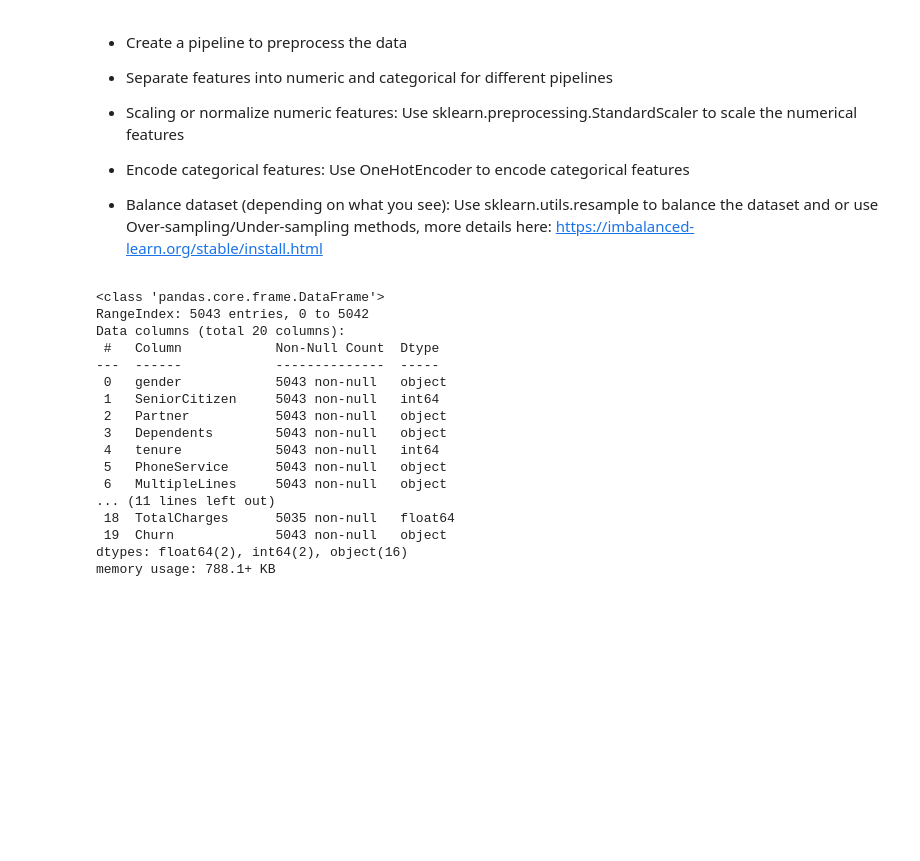
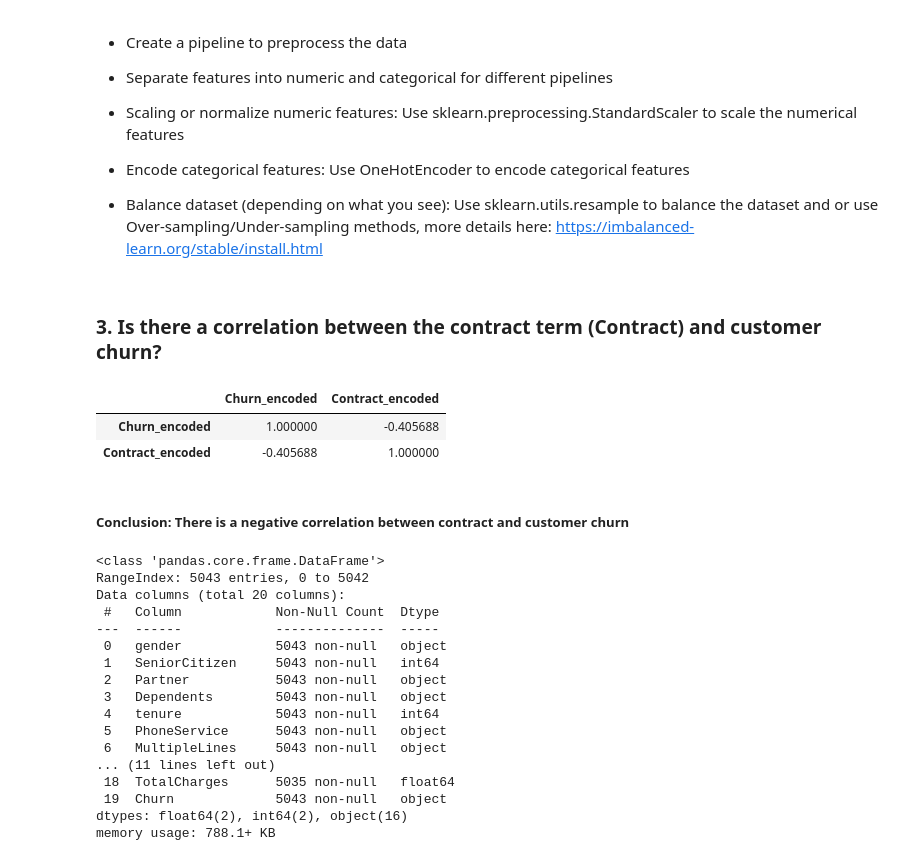
Before and after one commit to AninFreddy01/scalework_repo, a Jupyter notebook: tutorial_assignments/Telco_churn.ipynb, the cells around one changed output. Saved outputs shown, nothing was run; the diff lists cells and outputs as text; code cells hidden in the pictures; blank space fills up the shorter version.

```diff
--- a/tutorial_assignments/Telco_churn.ipynb
+++ b/tutorial_assignments/Telco_churn.ipynb
@@ -850,6 +848,21 @@ plt.show()
 
 
 - Balance dataset (depending on what you see): Use sklearn.utils.resample to balance the dataset and or use Over-sampling/Under-sampling methods, more details here: https://imbalanced-learn.org/stable/install.html
+# %% [markdown]
+### 3. Is there a correlation between the contract term (Contract) and customer churn?
+# %%
+#transform the categorical values to numerical
+label_encoder = LabelEncoder()
+train_data["Contract_encoded"] = label_encoder.fit_transform(train_data["Contract"])
+train_data["Churn_encoded"] = label_encoder.fit_transform(train_data["Churn"])
+# %%
+train_data[["Churn_encoded", "Contract_encoded"]].corr()
+# %% [output]
+|  | Churn_encoded | Contract_encoded |
+| Churn_encoded | 1.000000 | -0.405688 |
+| Contract_encoded | -0.405688 | 1.000000 |
+# %% [markdown]
+##### Conclusion: There is a negative correlation between contract and customer churn
 # %%
 #make copy of dataset
 train_data_copy = train_data.copy()
```
Also changed, not shown: parts of 6 cells of this notebook.
